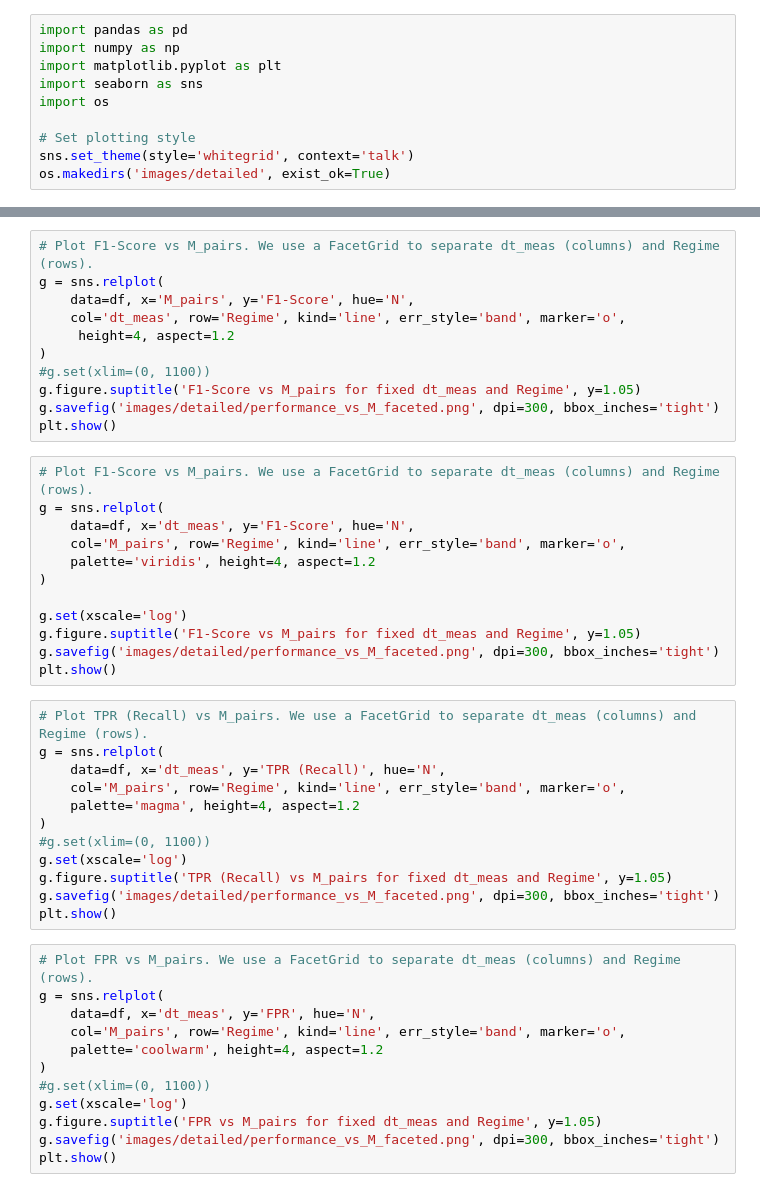
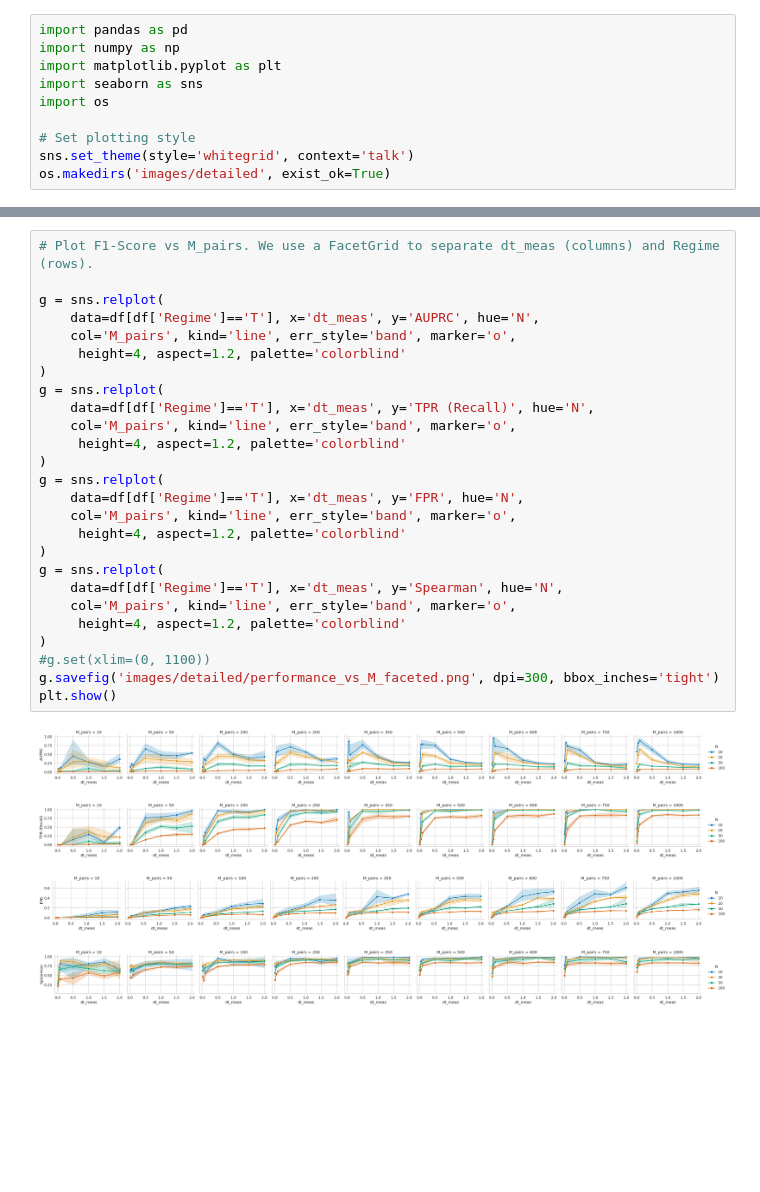
Before and after one commit to CoMuNeLab/Onsager_Machlup_Inf, a Jupyter notebook: Grid_Search_Analysis.ipynb, the cells around one changed output, grey strips where cells are left out. Drawn from its saved outputs; the diff is of its cells as text; blank space fills up the shorter version.

```diff
--- a/Grid_Search_Analysis.ipynb
+++ b/Grid_Search_Analysis.ipynb
@@ -43,50 +51,34 @@ Index(['trial', 'dt_meas', 'M_pairs', 't_window_start', 't_window_end', 'N',
 # %%
 # Plot F1-Score vs M_pairs. We use a FacetGrid to separate dt_meas (columns) and Regime (rows).
+
 g = sns.relplot(
-    data=df, x='M_pairs', y='F1-Score', hue='N',
-    col='dt_meas', row='Regime', kind='line', err_style='band', marker='o',
-     height=4, aspect=1.2
+    data=df[df['Regime']=='T'], x='dt_meas', y='AUPRC', hue='N',
+    col='M_pairs', kind='line', err_style='band', marker='o',
+     height=4, aspect=1.2, palette='colorblind'
+)
+g = sns.relplot(
+    data=df[df['Regime']=='T'], x='dt_meas', y='TPR (Recall)', hue='N',
+    col='M_pairs', kind='line', err_style='band', marker='o',
+     height=4, aspect=1.2, palette='colorblind'
+)
+g = sns.relplot(
+    data=df[df['Regime']=='T'], x='dt_meas', y='FPR', hue='N',
+    col='M_pairs', kind='line', err_style='band', marker='o',
+     height=4, aspect=1.2, palette='colorblind'
+)
+g = sns.relplot(
+    data=df[df['Regime']=='T'], x='dt_meas', y='Spearman', hue='N',
+    col='M_pairs', kind='line', err_style='band', marker='o',
+     height=4, aspect=1.2, palette='colorblind'
 )
 #g.set(xlim=(0, 1100))
-g.figure.suptitle('F1-Score vs M_pairs for fixed dt_meas and Regime', y=1.05)
 g.savefig('images/detailed/performance_vs_M_faceted.png', dpi=300, bbox_inches='tight')
 plt.show()
+# %% [output]
+[figure, added]
+[figure, added]
+[figure, added]
+[figure, added]
-# %%
-# Plot F1-Score vs M_pairs. We use a FacetGrid to separate dt_meas (columns) and Regime (rows).
-g = sns.relplot(
-    data=df, x='dt_meas', y='F1-Score', hue='N',
-    col='M_pairs', row='Regime', kind='line', err_style='band', marker='o',
-    palette='viridis', height=4, aspect=1.2
-)
-
-g.set(xscale='log')
-g.figure.suptitle('F1-Score vs M_pairs for fixed dt_meas and Regime', y=1.05)
-g.savefig('images/detailed/performance_vs_M_faceted.png', dpi=300, bbox_inches='tight')
-plt.show()
-# %%
-# Plot TPR (Recall) vs M_pairs. We use a FacetGrid to separate dt_meas (columns) and Regime (rows).
-g = sns.relplot(
-    data=df, x='dt_meas', y='TPR (Recall)', hue='N',
-    col='M_pairs', row='Regime', kind='line', err_style='band', marker='o',
-    palette='magma', height=4, aspect=1.2
-)
-#g.set(xlim=(0, 1100))
-g.set(xscale='log')
-g.figure.suptitle('TPR (Recall) vs M_pairs for fixed dt_meas and Regime', y=1.05)
-g.savefig('images/detailed/performance_vs_M_faceted.png', dpi=300, bbox_inches='tight')
-plt.show()
-# %%
-# Plot FPR vs M_pairs. We use a FacetGrid to separate dt_meas (columns) and Regime (rows).
-g = sns.relplot(
-    data=df, x='dt_meas', y='FPR', hue='N',
-    col='M_pairs', row='Regime', kind='line', err_style='band', marker='o',
-    palette='coolwarm', height=4, aspect=1.2
-)
-#g.set(xlim=(0, 1100))
-g.set(xscale='log')
-g.figure.suptitle('FPR vs M_pairs for fixed dt_meas and Regime', y=1.05)
-g.savefig('images/detailed/performance_vs_M_faceted.png', dpi=300, bbox_inches='tight')
-plt.show()
 # %%
 # Choose a specific configuration to compare transient vs stationary: M_pairs=500, dt_meas=0.05
 fixed_M = 500
```
Also changed, not shown: parts of 15 cells of this notebook.
